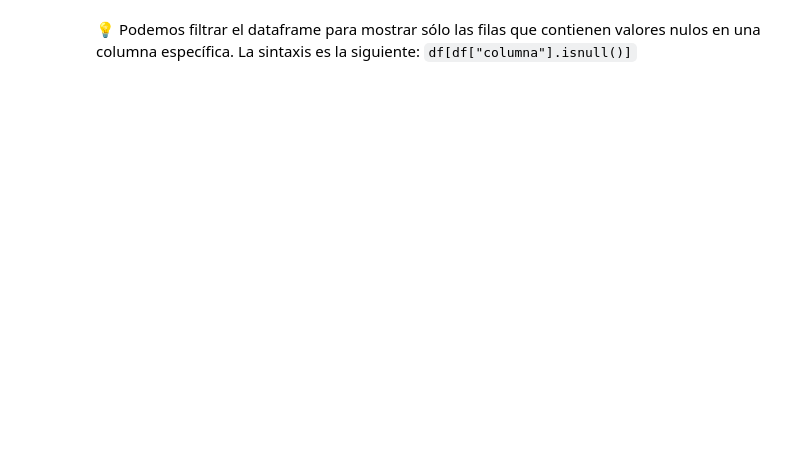
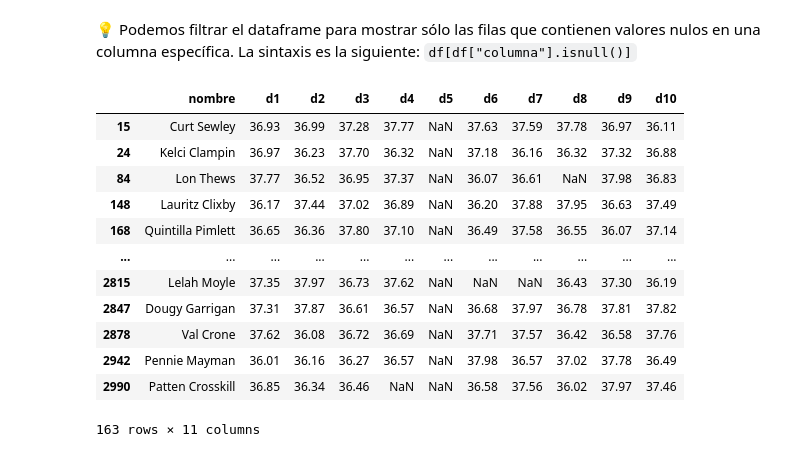
Before and after one commit to NGuerrero23/TT-2C2025-Data-Analitycs-Notebooks, a Jupyter notebook: Clase_4/Resolucion_Clase_04_Datos_nulos_y_duplicados.ipynb, the cells around one changed output. Drawn from its saved outputs; the diff is of its cells as text; code cells hidden in the pictures; blank space fills up the shorter version.

```diff
--- a/Clase_4/Resolucion_Clase_04_Datos_nulos_y_duplicados.ipynb
+++ b/Clase_4/Resolucion_Clase_04_Datos_nulos_y_duplicados.ipynb
@@ -337,7 +449,21 @@ df.isnull().any(axis = 1) # en filas (podremos saber qué registros tienen compl
 La sintaxis es la siguiente: `df[df["columna"].isnull()]`
 # %%
 # Obtenemos los registros que tengan valores nulos en el día 7
-df[df["d7"].isnull()]
+df[df["d5"].isnull()]
+# %% [output]
+|  | nombre | d1 | d2 | d3 | d4 | d5 | d6 | d7 | d8 | d9 | d10 |
+| 15 | Curt Sewley | 36.93 | 36.99 | 37.28 | 37.77 | NaN | 37.63 | 37.59 | 37.78 | 36.97 | 36.11 |
+| 24 | Kelci Clampin | 36.97 | 36.23 | 37.70 | 36.32 | NaN | 37.18 | 36.16 | 36.32 | 37.32 | 36.88 |
+| 84 | Lon Thews | 37.77 | 36.52 | 36.95 | 37.37 | NaN | 36.07 | 36.61 | NaN | 37.98 | 36.83 |
+| 148 | Lauritz Clixby | 36.17 | 37.44 | 37.02 | 36.89 | NaN | 36.20 | 37.88 | 37.95 | 36.63 | 37.49 |
+| 168 | Quintilla Pimlett | 36.65 | 36.36 | 37.80 | 37.10 | NaN | 36.49 | 37.58 | 36.55 | 36.07 | 37.14 |
+| ... | ... | ... | ... | ... | ... | ... | ... | ... | ... | ... | ... |
+| 2815 | Lelah Moyle | 37.35 | 37.97 | 36.73 | 37.62 | NaN | NaN | NaN | 36.43 | 37.30 | 36.19 |
+| 2847 | Dougy Garrigan | 37.31 | 37.87 | 36.61 | 36.57 | NaN | 36.68 | 37.97 | 36.78 | 37.81 | 37.82 |
+| 2878 | Val Crone | 37.62 | 36.08 | 36.72 | 36.69 | NaN | 37.71 | 37.57 | 36.42 | 36.58 | 37.76 |
+| 2942 | Pennie Mayman | 36.01 | 36.16 | 36.27 | 36.57 | NaN | 37.98 | 36.57 | 37.02 | 37.78 | 36.49 |
+| 2990 | Patten Crosskill | 36.85 | 36.34 | 36.46 | NaN | NaN | 36.58 | 37.56 | 36.02 | 37.97 | 37.46 |
+163 rows × 11 columns
 # %% [markdown]
 ---
 <center>
```
Also changed, not shown: parts of 15 cells of this notebook.
